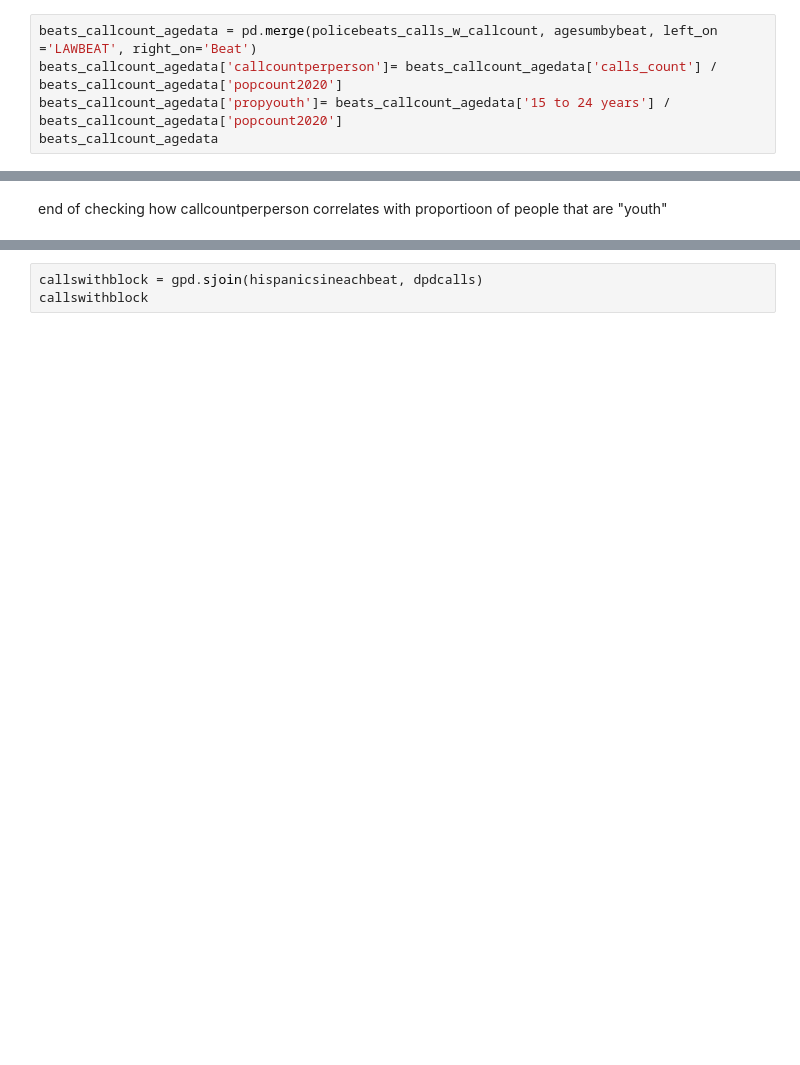
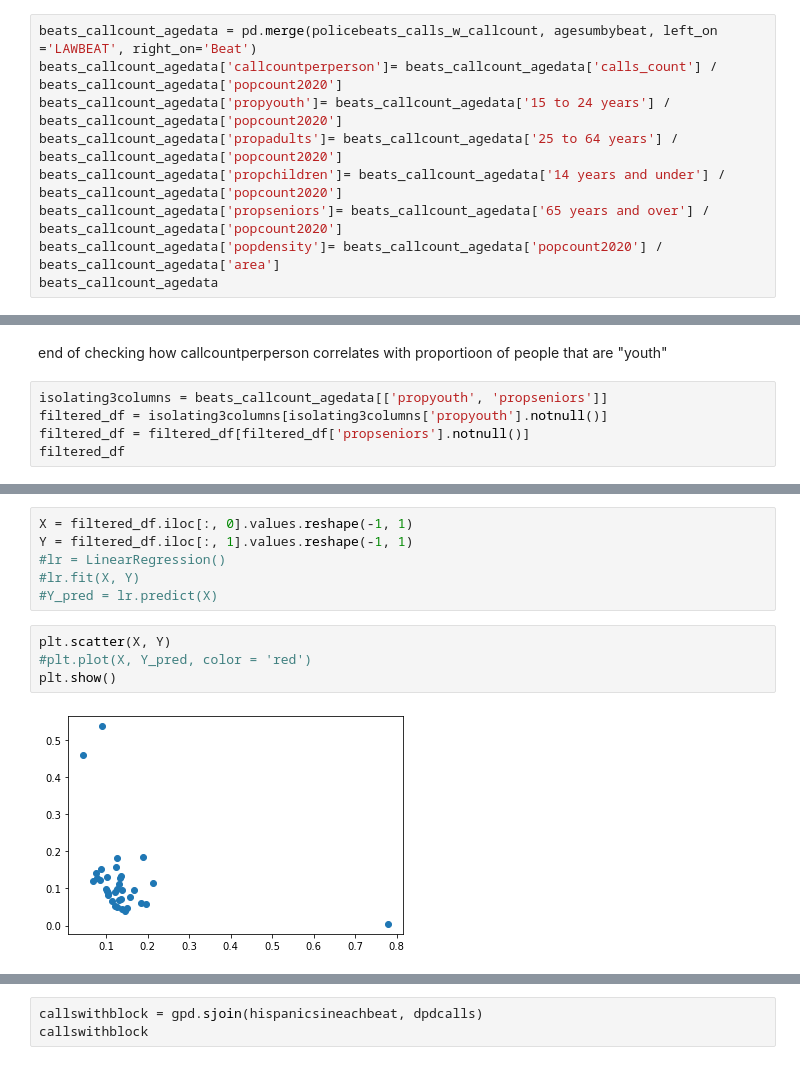
Before and after one commit to sadiesheridan/dataplus-project27-community-safety-durham, a Jupyter notebook: 10_code/hispanicanalysis.ipynb, the cells around one changed output, grey strips where cells are left out. Drawn from its saved outputs; the diff is of its cells as text; blank space fills up the shorter version.

Commit message:
made more linear regresson predictors

```diff
--- a/10_code/hispanicanalysis.ipynb
+++ b/10_code/hispanicanalysis.ipynb
@@ -659,6 +681,10 @@ agesumbybeat
 beats_callcount_agedata = pd.merge(policebeats_calls_w_callcount, agesumbybeat, left_on ='LAWBEAT', right_on='Beat')
 beats_callcount_agedata['callcountperperson']= beats_callcount_agedata['calls_count'] / beats_callcount_agedata['popcount2020']
 beats_callcount_agedata['propyouth']= beats_callcount_agedata['15 to 24 years'] / beats_callcount_agedata['popcount2020']
+beats_callcount_agedata['propadults']= beats_callcount_agedata['25 to 64 years'] / beats_callcount_agedata['popcount2020']
+beats_callcount_agedata['propchildren']= beats_callcount_agedata['14 years and under'] / beats_callcount_agedata['popcount2020']
+beats_callcount_agedata['propseniors']= beats_callcount_agedata['65 years and over'] / beats_callcount_agedata['popcount2020']
+beats_callcount_agedata['popdensity']= beats_callcount_agedata['popcount2020'] / beats_callcount_agedata['area']
 beats_callcount_agedata
 # %% [output]
 |  | LAWBEAT | OBJECTID | PERIMETER | ShapeSTAre | ShapeSTLen | Beat_left | id | index_right | Event Numb | ... |
@@ -688,2 +714,7 @@ correlation
 # %% [markdown]
 end of checking how callcountperperson correlates with proportioon of people that are "youth"
+# %%
+isolating3columns = beats_callcount_agedata[['propyouth', 'propseniors']]
+filtered_df = isolating3columns[isolating3columns['propyouth'].notnull()]
+filtered_df = filtered_df[filtered_df['propseniors'].notnull()]
+filtered_df
@@ -689,0 +739,12 @@ end of checking how callcountperperson correlates with proportioon of people tha
+# %%
+X = filtered_df.iloc[:, 0].values.reshape(-1, 1)
+Y = filtered_df.iloc[:, 1].values.reshape(-1, 1)
+#lr = LinearRegression()
+#lr.fit(X, Y)
+#Y_pred = lr.predict(X)
+# %%
+plt.scatter(X, Y)
+#plt.plot(X, Y_pred, color = 'red')
+plt.show()
+# %% [output]
+[figure, added]
```
Also changed, not shown: parts of 8 cells of this notebook.
